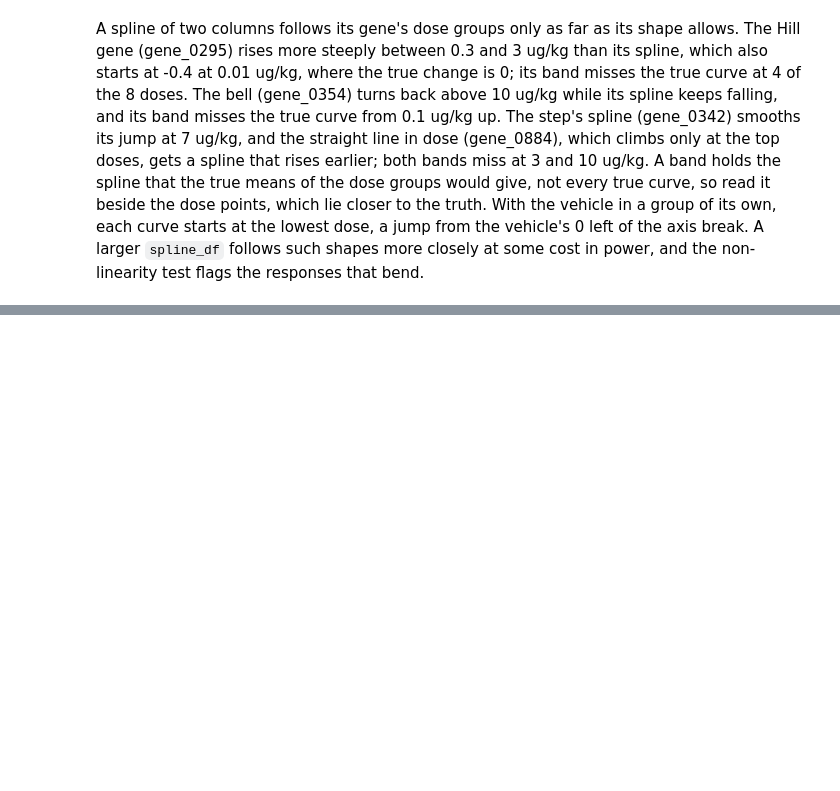
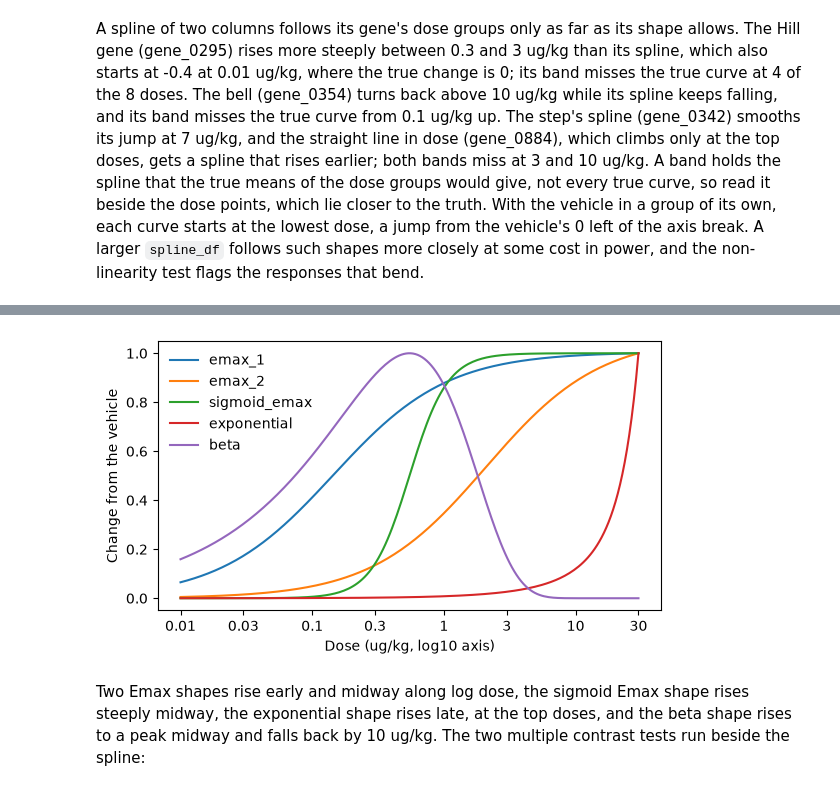
Before and after one commit to NygenAnalytics/CytePool, a Jupyter notebook: docs/source/guides/dose_response.ipynb, the cells around one changed output, grey strips where cells are left out. Saved outputs shown, nothing was run; the diff lists cells and outputs as text; code cells hidden in the pictures; blank space fills up the shorter version.

```diff
--- a/docs/source/guides/dose_response.ipynb
+++ b/docs/source/guides/dose_response.ipynb
@@ -173,0 +186,16 @@ A spline of two columns follows its gene's dose groups only as far as its shape
+# %%
+shapes = CandidateShapes.spread(axis, cube.samples)
+# Each shape along the axis's log10 positions, with a tick at each treated dose.
+grid = np.geomspace(0.01, 30.0, 200)
+doses = np.unique(np.asarray(cube.samples["dose"]))[1:]
+fig, ax = plt.subplots(figsize=(6.5, 3.5))
+for name, values in zip(shapes.names, shapes.means(grid), strict=True):
+    ax.plot(axis.positions(grid), values, label=name)
+ax.set_xticks(axis.positions(doses), [f"{d:g}" for d in doses])
+ax.set(xlabel="Dose (ug/kg, log10 axis)", ylabel="Change from the vehicle")
+ax.legend(frameon=False)
+plt.show()
+# %% [output]
+[figure, added]
+# %% [markdown]
+Two Emax shapes rise early and midway along log dose, the sigmoid Emax shape rises steeply midway, the exponential shape rises late, at the top doses, and the beta shape rises to a peak midway and falls back by 10 ug/kg. The two multiple contrast tests run beside the spline:
```
Also changed, not shown: parts of 15 cells of this notebook, 28 other files.
